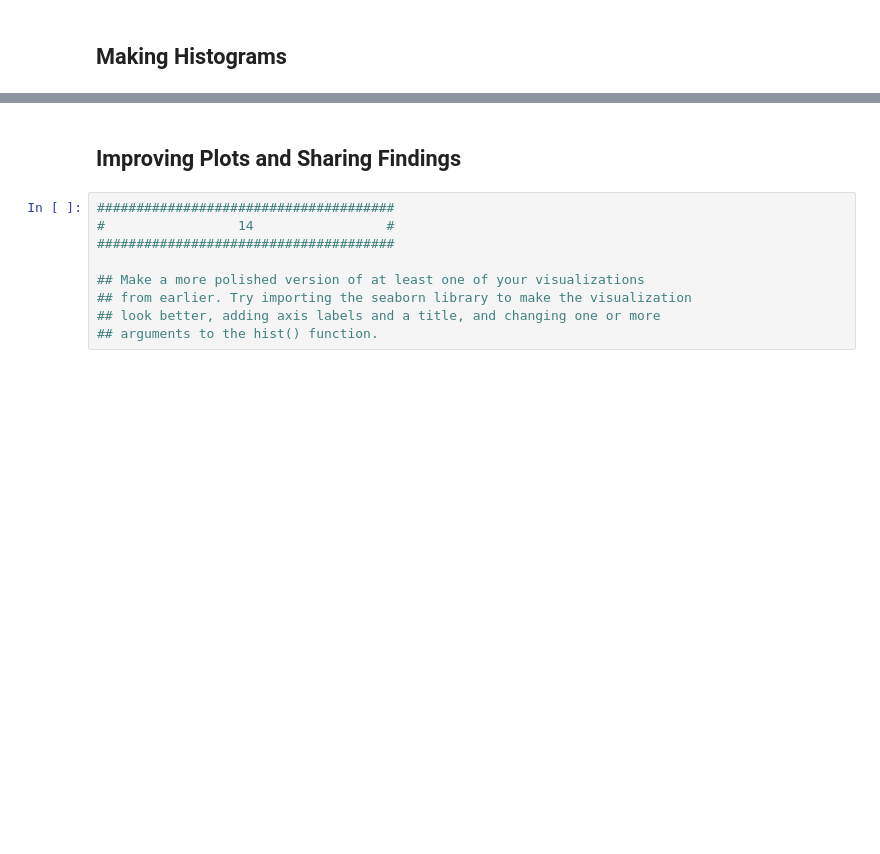
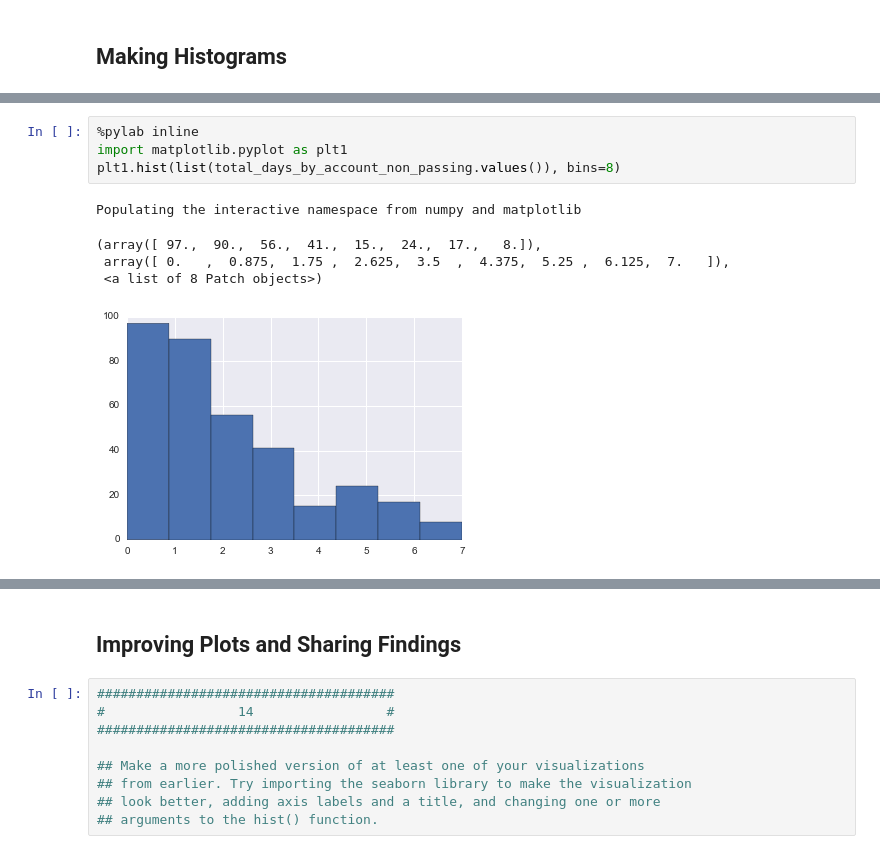
Before and after one commit to caver24/nanodegree, a Jupyter notebook: l1/L1 Starter Code.ipynb, the cells around one changed output, grey strips where cells are left out. Cells and saved outputs as stored; diff of their text form; blank space fills up the shorter version.

```diff
--- a/l1/L1 Starter Code.ipynb
+++ b/l1/L1 Starter Code.ipynb
@@ -481,0 +569,10 @@ non_passing_engagement = 0
+# %%
+%pylab inline
+import matplotlib.pyplot as plt1
+plt1.hist(list(total_days_by_account_non_passing.values()), bins=8)
+# %% [output]
+Populating the interactive namespace from numpy and matplotlib
+(array([ 97.,  90.,  56.,  41.,  15.,  24.,  17.,   8.]),
+ array([ 0.   ,  0.875,  1.75 ,  2.625,  3.5  ,  4.375,  5.25 ,  6.125,  7.   ]),
+ <a list of 8 Patch objects>)
+[figure, added]
```
Also changed, not shown: parts of 8 cells of this notebook.
